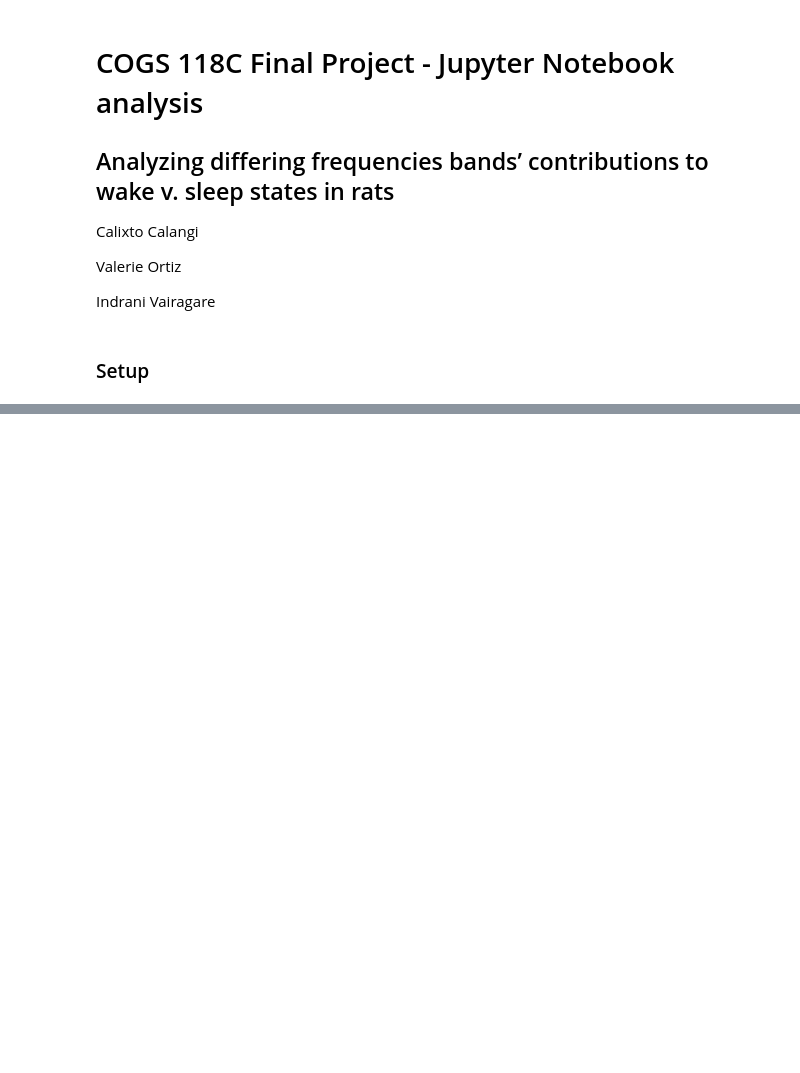
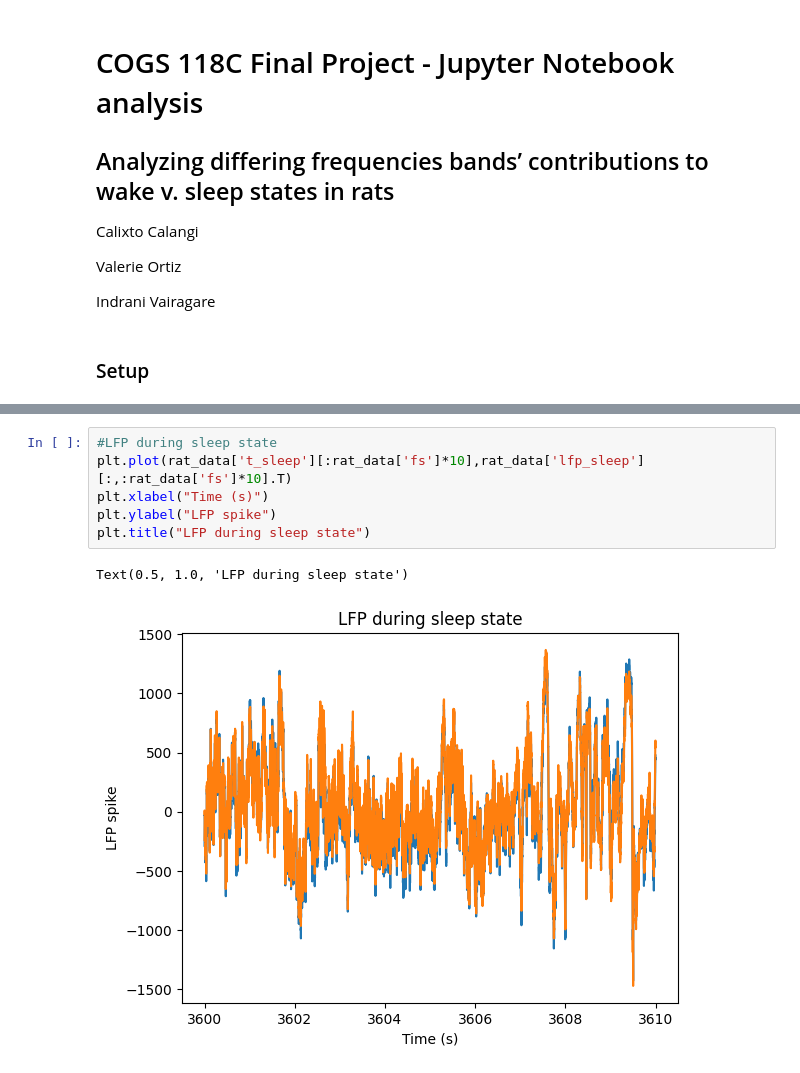
Before and after one commit to Indraniiii/118C_rat, a Jupyter notebook: COGS118_LFP_rats.ipynb, the cells around one changed output, grey strips where cells are left out. Saved outputs shown, nothing was run; the diff lists cells and outputs as text; blank space fills up the shorter version.

```diff
--- a/COGS118_LFP_rats.ipynb
+++ b/COGS118_LFP_rats.ipynb
@@ -32,0 +55,9 @@ dict_keys(['__header__', '__version__', '__globals__', 'cells_wake', 'cells_slee
+# %%
+#LFP during sleep state
+plt.plot(rat_data['t_sleep'][:rat_data['fs']*10],rat_data['lfp_sleep'][:,:rat_data['fs']*10].T)
+plt.xlabel("Time (s)")
+plt.ylabel("LFP spike")
+plt.title("LFP during sleep state")
+# %% [output]
+Text(0.5, 1.0, 'LFP during sleep state')
+[figure, added]
```
Also changed, not shown: parts of 14 cells of this notebook.
